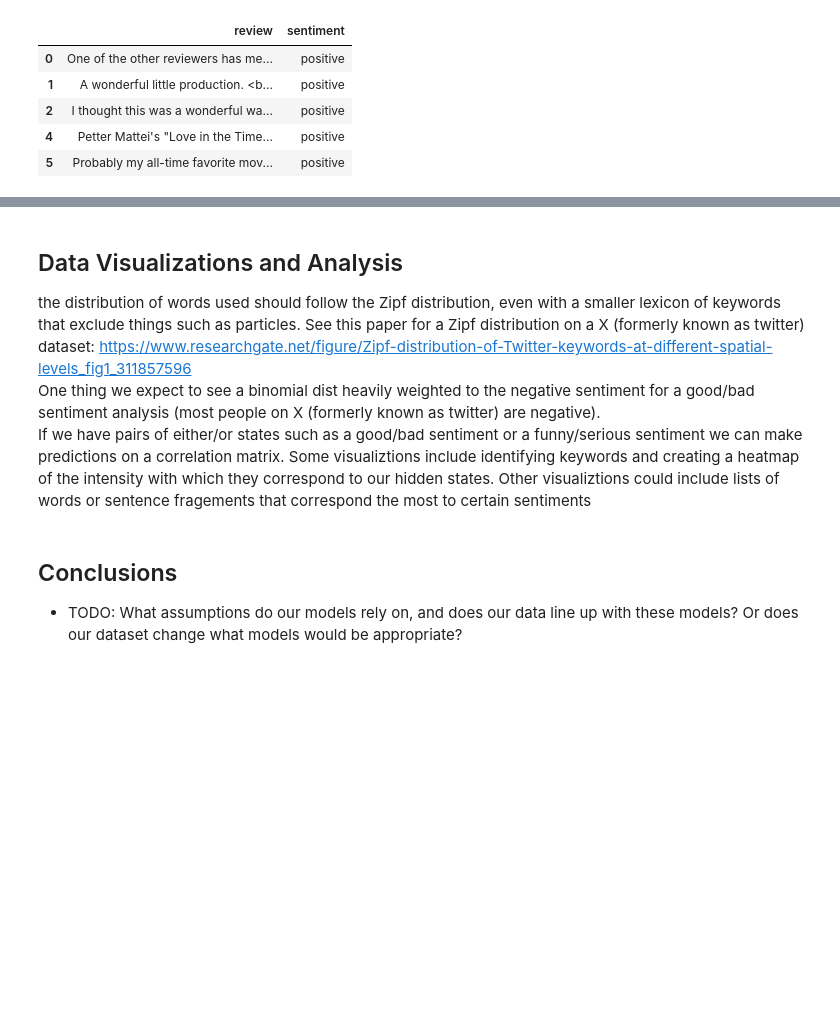
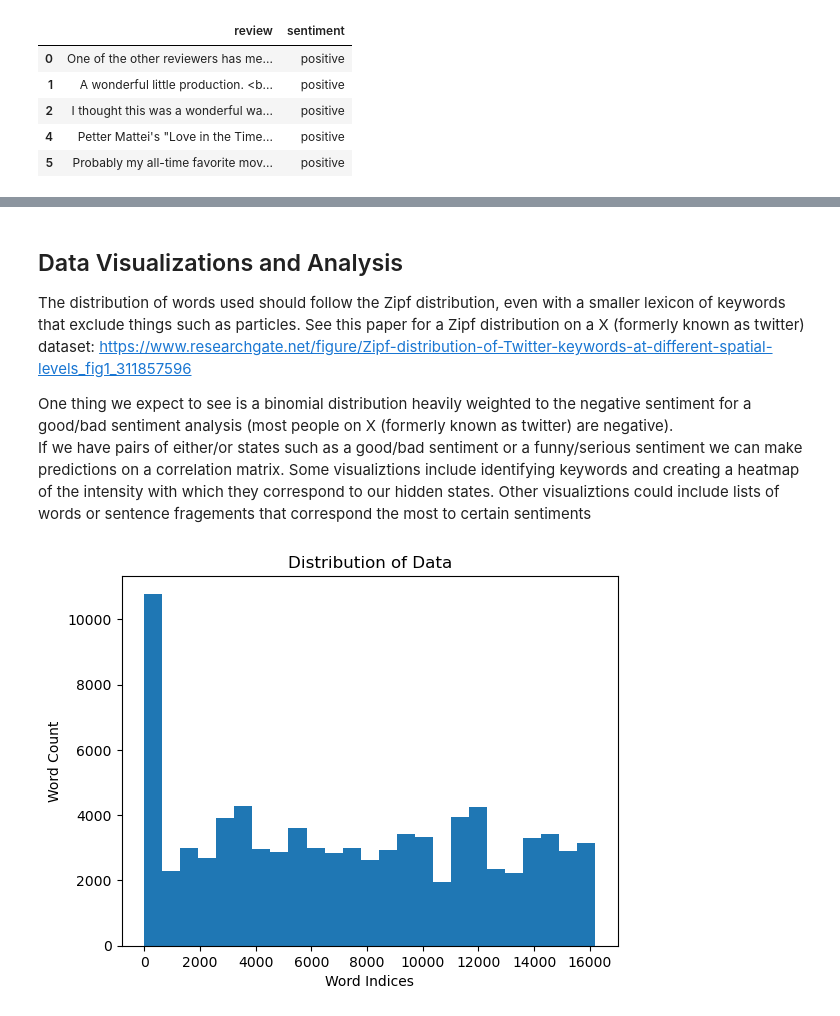
Before and after one commit to banhatas/acme_winter_project, a Jupyter notebook: vol3/dataset.ipynb, the cells around one changed output, grey strips where cells are left out. Cells and saved outputs as stored; diff of their text form; code cells hidden in the pictures; blank space fills up the shorter version.

Commit message:
Added more visualizations and filled in feature analysis and conclusion sections.

```diff
--- a/vol3/dataset.ipynb
+++ b/vol3/dataset.ipynb
@@ -181,15 +185,15 @@ and i lost my camera last night
 # %% [markdown]
 ## Data Visualizations and Analysis
-the distribution of words used should follow the Zipf distribution, even with a smaller lexicon of keywords that exclude things such as particles. See this paper for a Zipf distribution on a X (formerly known as twitter) dataset: https://www.researchgate.net/figure/Zipf-distribution-of-Twitter-keywords-at-different-spatial-levels_fig1_311857596
-One thing we expect to see a binomial dist heavily weighted to the negative sentiment for a good/bad sentiment analysis (most people on X (formerly known as twitter) are negative).
+The distribution of words used should follow the Zipf distribution, even with a smaller lexicon of keywords that exclude things such as particles. See this paper for a Zipf distribution on a X (formerly known as twitter) dataset: https://www.researchgate.net/figure/Zipf-distribution-of-Twitter-keywords-at-different-spatial-levels_fig1_311857596
+
+One thing we expect to see is a binomial distribution heavily weighted to the negative sentiment for a good/bad sentiment analysis (most people on X (formerly known as twitter) are negative).
 If we have pairs of either/or states such as a good/bad sentiment or a funny/serious sentiment we can make predictions on a correlation matrix.  Some visualiztions include identifying keywords and creating a heatmap of the intensity with which they correspond to our hidden states.  Other visualiztions could include lists of words or sentence fragements that correspond the most to certain sentiments
 # %%
 combined = [x for idx in seq_data for x in idx]
-plt.hist(combined)
+plt.hist(combined, bins=25)
 plt.xlabel('Word Indices')
 plt.ylabel('Word Count')
 plt.title('Distribution of Data')
 plt.show()
+# %% [output]
+[figure, added]
-# %% [markdown]
-## Conclusions
-- TODO: What assumptions do our models rely on, and does our data line up with these models? Or does our dataset change what models would be appropriate?
```
Also changed, not shown: parts of 16 cells of this notebook.
